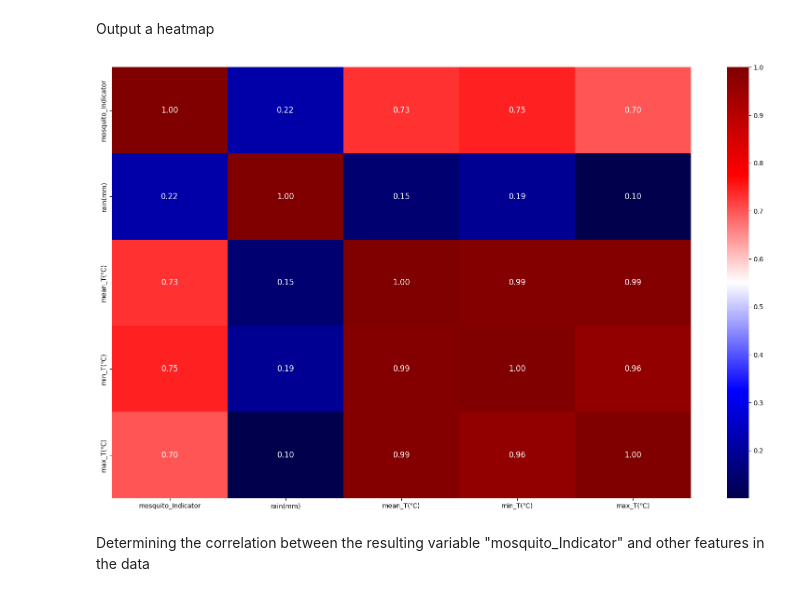
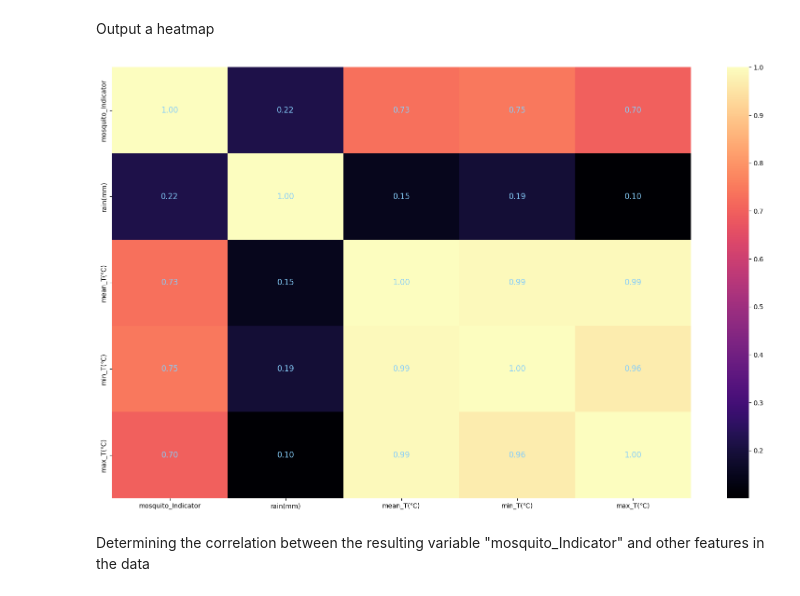
Before and after one commit to Zarathustra4/ML-Essence, a Jupyter notebook: kaggle_sets/data_analisys/mosquito_analisys.ipynb, the cells around one changed output. Cells and saved outputs as stored; diff of their text form; code cells hidden in the pictures.

Commit message:
Changed colours in heatmap

```diff
--- a/kaggle_sets/data_analisys/mosquito_analisys.ipynb
+++ b/kaggle_sets/data_analisys/mosquito_analisys.ipynb
@@ -207,16 +207,15 @@ Output a heatmap
 # %%
 plt.figure(figsize=(20, 12))
 
-sns.heatmap(correlation_matrix, cmap="seismic", annot=False)
+sns.heatmap(correlation_matrix, cmap="magma", annot=False)
 
 for i in range(correlation_matrix.shape[0]):
     for j in range(correlation_matrix.shape[1]):
-        plt.text(j + 0.5, i + 0.5, f'{correlation_matrix.iloc[i, j]:.2f}',
-                 ha="center", va="center", color="w", fontsize=12)
+        plt.text(j + 0.5, i + 0.5, f'{correlation_matrix.iloc[i, j]:.2f}', ha="center", va="center", color="#87CEFA", size=12)
 
 plt.show()
 # %% [output]
-[figure, old version]
+[figure, new version]
 # %% [markdown]
 Determining the correlation between the resulting variable "mosquito_Indicator" and other features in the data
 # %%
```
